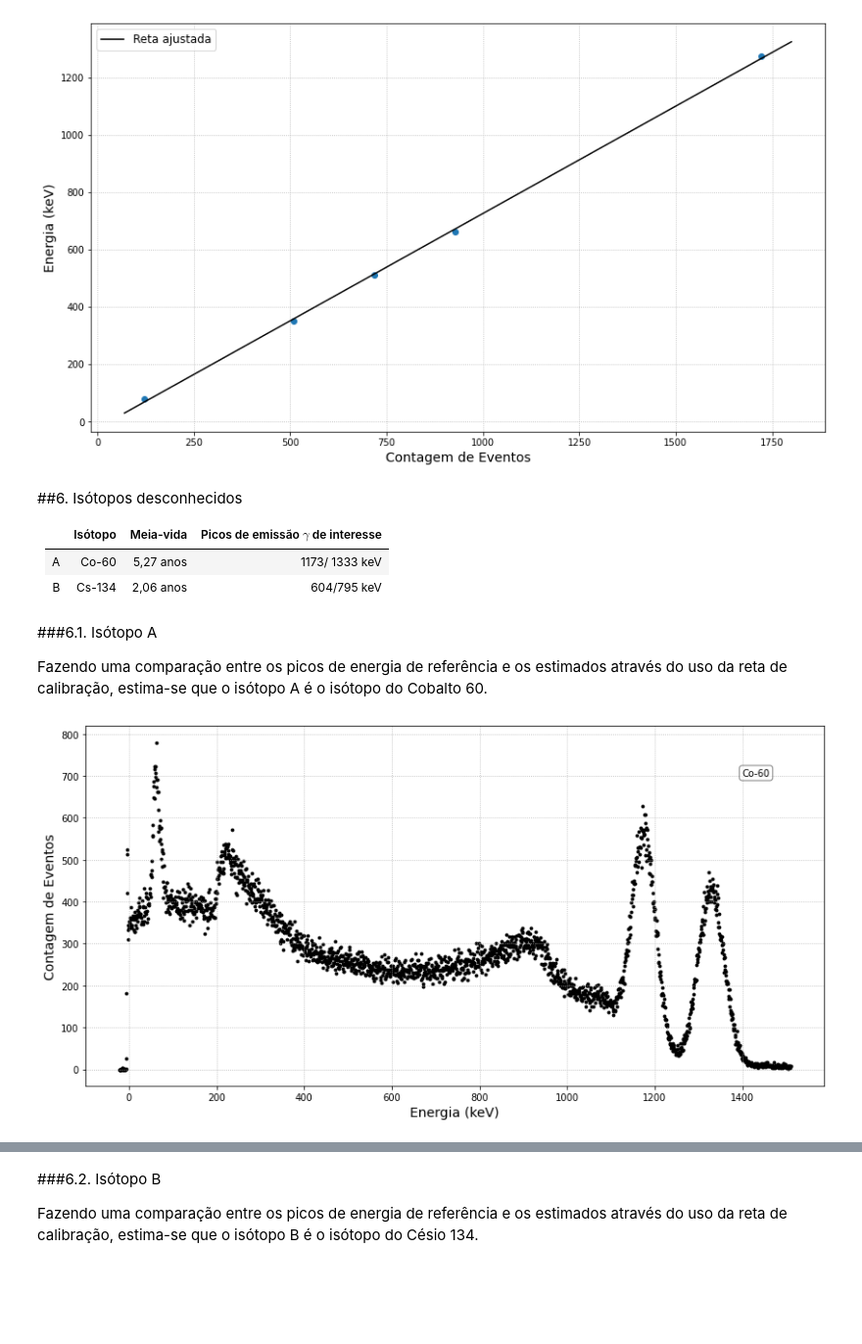
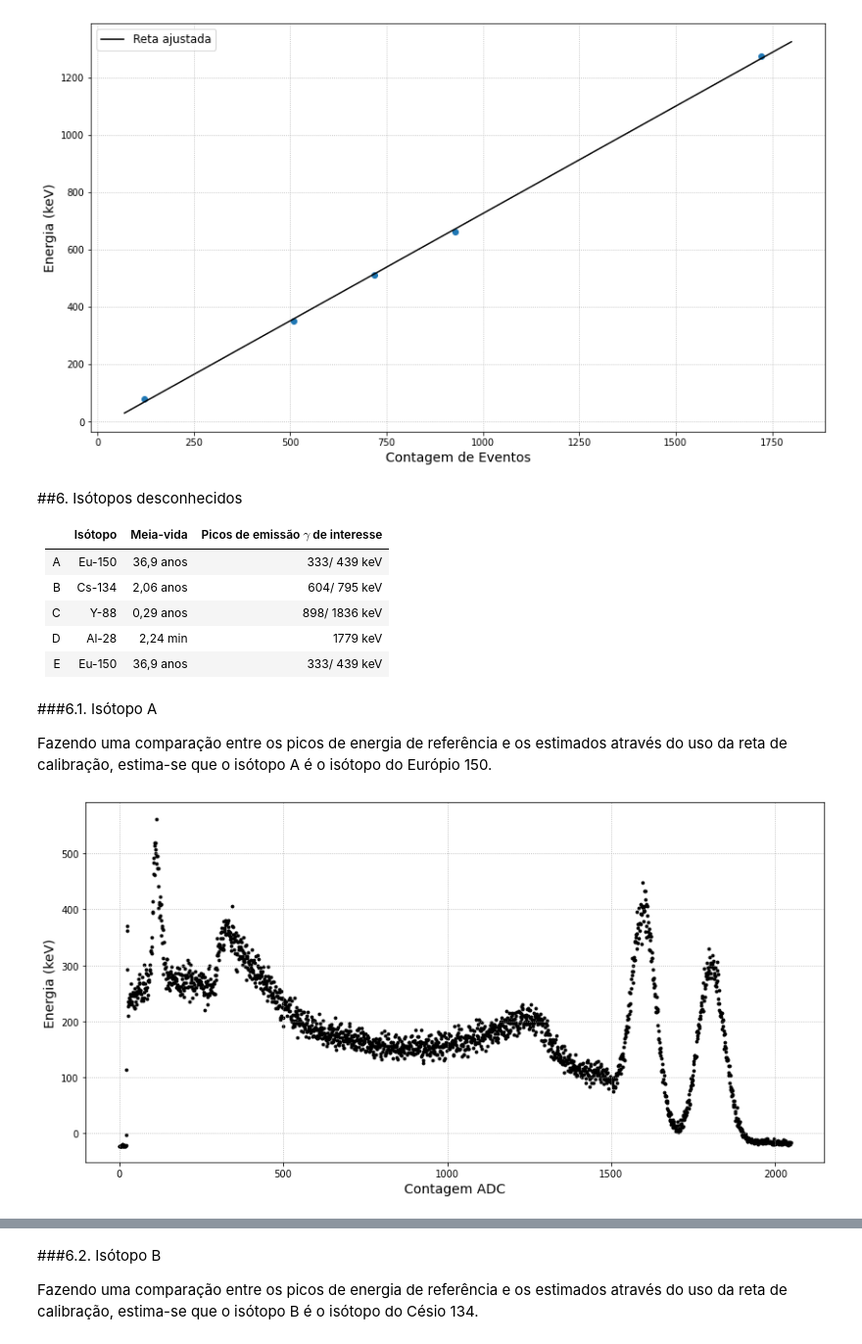
Before and after one commit to goulartsursula/DisciplinasUERJ, a Jupyter notebook: Estrutura da Materia 3/EspectroscopiaGama.ipynb, the cells around one changed output, grey strips where cells are left out. Shown at 98% size. Drawn from its saved outputs; the diff is of its cells as text; code cells hidden in the pictures; blank space fills up the shorter version.

```diff
--- a/Estrutura da Materia 3/EspectroscopiaGama.ipynb
+++ b/Estrutura da Materia 3/EspectroscopiaGama.ipynb
@@ -452,21 +452,24 @@ plt.grid(linestyle='dotted')
 
 |     | Isótopo  |  Meia-vida  | Picos de emissão $\gamma$ de interesse |
 | :-: | :-----:  |  :-------:  | :------------------------------------: |
-| A   |  Co-60   |  5,27 anos  | 1173/ 1333 keV                         |
-| B   |  Cs-134  |  2,06 anos  | 604/795 keV                            |
+| A   |  Eu-150  |  36,9 anos  | 333/ 439 keV                           |
+| B   |  Cs-134  |  2,06 anos  | 604/ 795 keV                           |
+| C   |  Y-88    |  0,29 anos  | 898/ 1836 keV                          |
+| D   |  Al-28   |  2,24 min   | 1779 keV                               |
+| E   |  Eu-150  |  36,9 anos  | 333/ 439 keV                           |
 # %% [markdown]
 ###6.1. Isótopo A
 
-Fazendo uma comparação entre os picos de energia de referência e os estimados através do uso da reta de calibração, estima-se que o isótopo A é o isótopo do Cobalto 60.
+Fazendo uma comparação entre os picos de energia de referência e os estimados através do uso da reta de calibração, estima-se que o isótopo A é o isótopo do Európio 150.
 # %%
 dataA = pd.read_table('A.tsv', skiprows=18)
-dataA['Energy'] = coef[0]*dataA['Chan'] + coef[1]
+dataA['Energy'] = coef[0]*dataA['Counts'] + coef[1]
 
 fig, ax = plt.subplots(figsize=(14,7))
-plt.scatter(dataA['Energy'], dataA['Counts'], s=8, color='black')
-plt.xlabel('Energia (keV)', fontsize='14')
-plt.ylabel('Contagem de Eventos', fontsize='14')
-ax.text(1400, 700, 'Co-60', bbox=dict(boxstyle='round', facecolor='white', alpha=0.5))
+plt.scatter(dataA['Chan'], dataA['Energy'], s=8, color='black')
+plt.xlabel('Contagem ADC', fontsize='14')
+plt.ylabel('Energia (keV)', fontsize='14')
+ax.text(1400, 700, '', bbox=dict(boxstyle='round', facecolor='white', alpha=0.5))
 plt.grid(linestyle='dotted')
 # %% [output]
-[figure, old version]
+[figure, new version]
```
Also changed, not shown: parts of 12 cells of this notebook.
